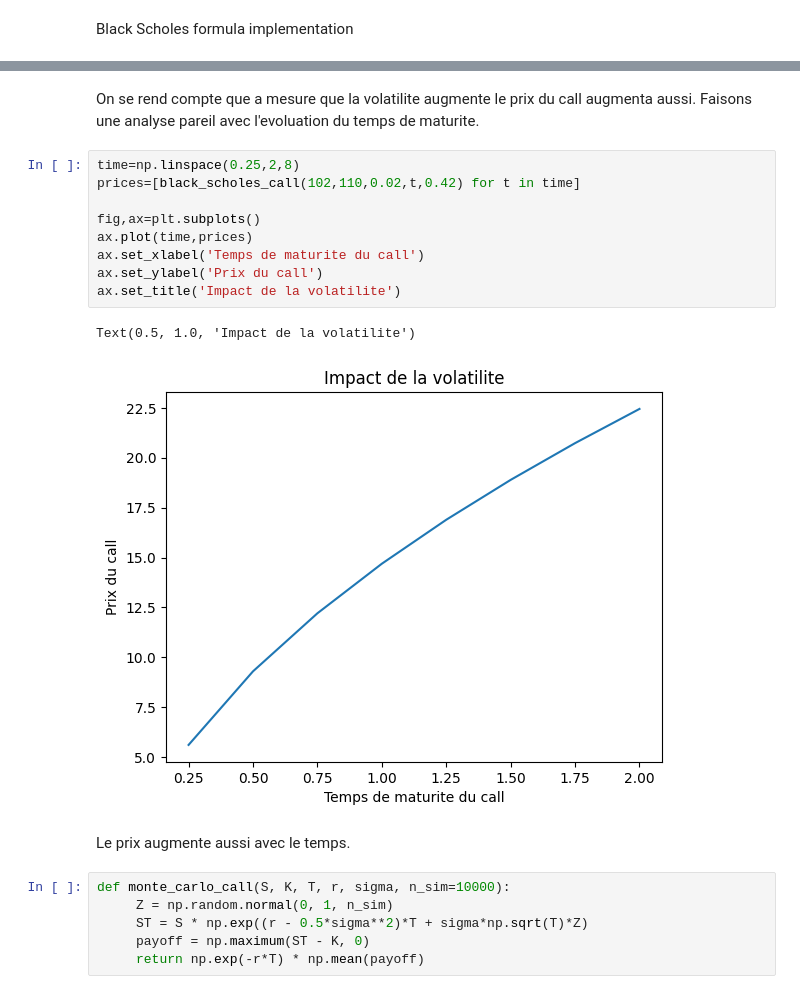
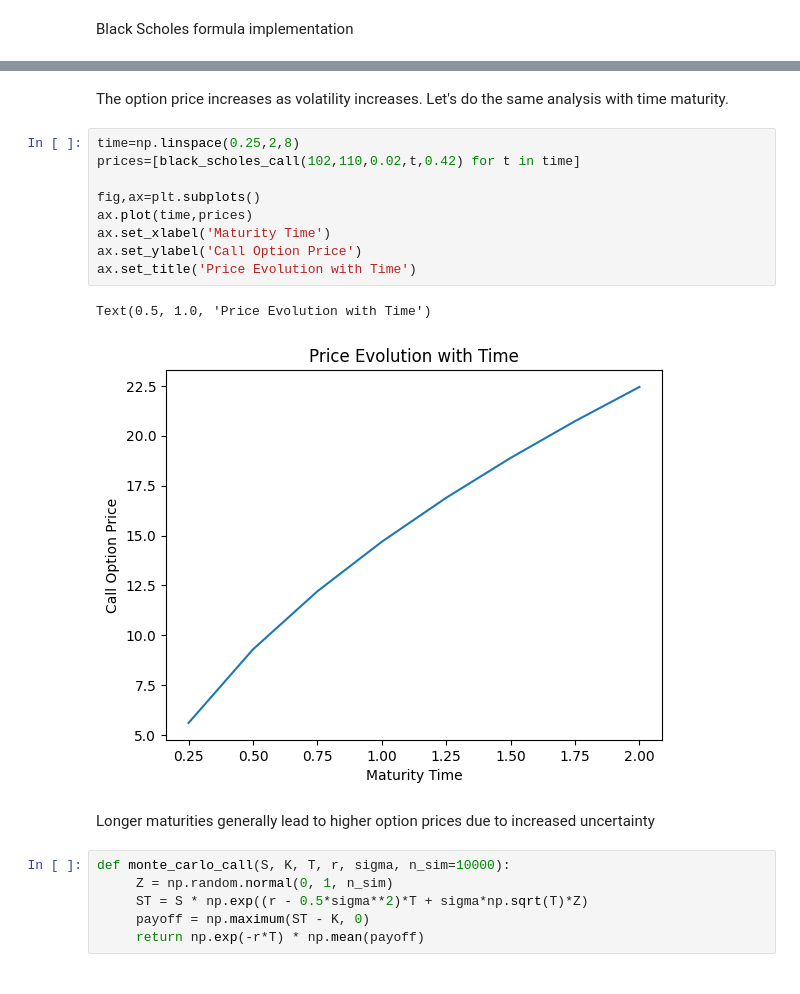
Before and after one commit to annekamogne-ai/Black-Scholes, a Jupyter notebook: project/pricing_option.ipynb, the cells around one changed output, grey strips where cells are left out. Drawn from its saved outputs; the diff is of its cells as text.

```diff
--- a/project/pricing_option.ipynb
+++ b/project/pricing_option.ipynb
@@ -34,19 +29,19 @@ Text(0.5, 1.0, 'Impact de la volatilite')
 # %% [markdown]
-On se rend compte que a mesure que la volatilite augmente le prix du call augmenta aussi. Faisons une analyse pareil avec l'evoluation du temps de maturite.
+The option price increases as volatility increases. Let's do the same analysis with time maturity.
 # %%
 time=np.linspace(0.25,2,8)
 prices=[black_scholes_call(102,110,0.02,t,0.42) for t in time]
 
 fig,ax=plt.subplots()
 ax.plot(time,prices)
-ax.set_xlabel('Temps de maturite du call')
-ax.set_ylabel('Prix du call')
-ax.set_title('Impact de la volatilite')
+ax.set_xlabel('Maturity Time')
+ax.set_ylabel('Call Option Price')
+ax.set_title('Price Evolution with Time')
 # %% [output]
-Text(0.5, 1.0, 'Impact de la volatilite')
+Text(0.5, 1.0, 'Price Evolution with Time')
-[figure, old version]
+[figure, new version]
 # %% [markdown]
-Le prix augmente aussi avec le temps.
+Longer maturities generally lead to higher option prices due to increased uncertainty
 # %%
 def monte_carlo_call(S, K, T, r, sigma, n_sim=10000):
      Z = np.random.normal(0, 1, n_sim)
```
Also changed, not shown: parts of 4 cells of this notebook, 1 other file.
